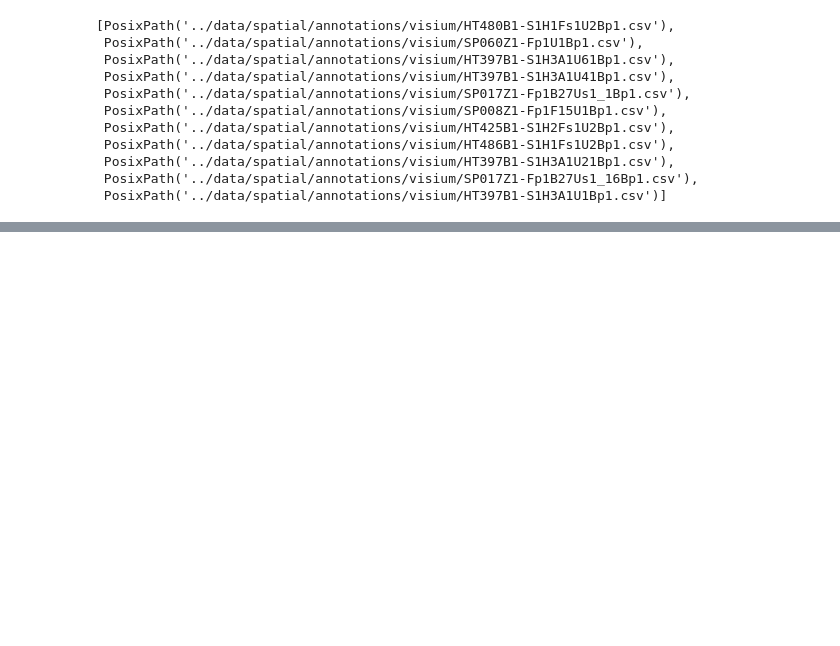
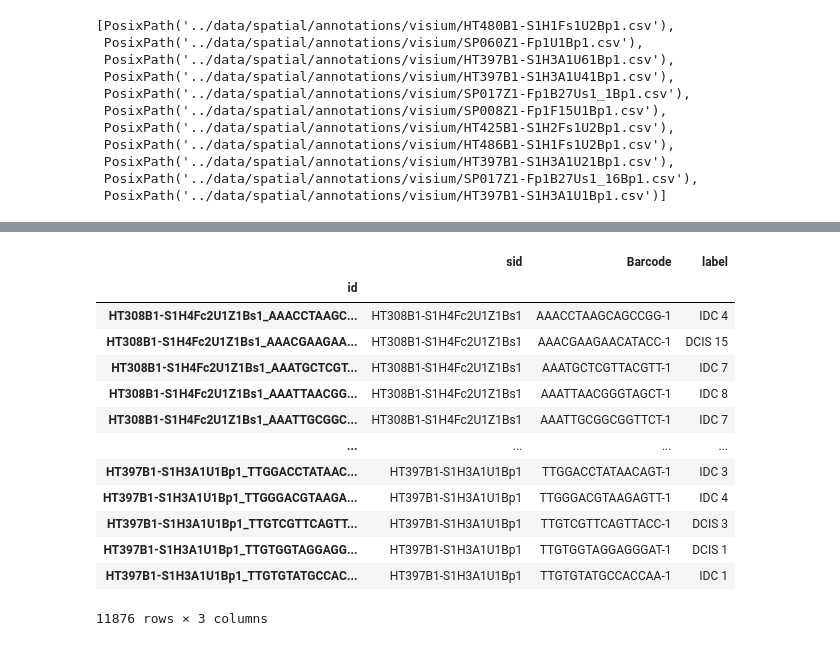
Before and after one commit to estorrs/3d-analysis, a Jupyter notebook: notebooks/1_visium_preprocessing.ipynb, the cells around one changed output, grey strips where cells are left out. Saved outputs shown, nothing was run; the diff lists cells and outputs as text; code cells hidden in the pictures; blank space fills up the shorter version.

```diff
--- a/notebooks/1_visium_preprocessing.ipynb
+++ b/notebooks/1_visium_preprocessing.ipynb
@@ -142,3 +143,21 @@ annots
 # %%
 annots.index.name = 'id'
 annots.to_csv('../data/spatial/annotations/visium/all_annotations.txt', sep='\t')
+# %%
+annots = pd.read_csv('../data/spatial/annotations/visium/all_annotations.txt', sep='\t', index_col=0)
+annots
+# %% [output]
+|  | sid | Barcode | label |
+| id |  |  |  |
+| HT308B1-S1H4Fc2U1Z1Bs1_AAACCTAAGC... | HT308B1-S1H4Fc2U1Z1Bs1 | AAACCTAAGCAGCCGG-1 | IDC 4 |
+| HT308B1-S1H4Fc2U1Z1Bs1_AAACGAAGAA... | HT308B1-S1H4Fc2U1Z1Bs1 | AAACGAAGAACATACC-1 | DCIS 15 |
+| HT308B1-S1H4Fc2U1Z1Bs1_AAATGCTCGT... | HT308B1-S1H4Fc2U1Z1Bs1 | AAATGCTCGTTACGTT-1 | IDC 7 |
+| HT308B1-S1H4Fc2U1Z1Bs1_AAATTAACGG... | HT308B1-S1H4Fc2U1Z1Bs1 | AAATTAACGGGTAGCT-1 | IDC 8 |
+| HT308B1-S1H4Fc2U1Z1Bs1_AAATTGCGGC... | HT308B1-S1H4Fc2U1Z1Bs1 | AAATTGCGGCGGTTCT-1 | IDC 7 |
+| ... | ... | ... | ... |
+| HT397B1-S1H3A1U1Bp1_TTGGACCTATAAC... | HT397B1-S1H3A1U1Bp1 | TTGGACCTATAACAGT-1 | IDC 3 |
+| HT397B1-S1H3A1U1Bp1_TTGGGACGTAAGA... | HT397B1-S1H3A1U1Bp1 | TTGGGACGTAAGAGTT-1 | IDC 4 |
+| HT397B1-S1H3A1U1Bp1_TTGTCGTTCAGTT... | HT397B1-S1H3A1U1Bp1 | TTGTCGTTCAGTTACC-1 | DCIS 3 |
+| HT397B1-S1H3A1U1Bp1_TTGTGGTAGGAGG... | HT397B1-S1H3A1U1Bp1 | TTGTGGTAGGAGGGAT-1 | DCIS 1 |
+| HT397B1-S1H3A1U1Bp1_TTGTGTATGCCAC... | HT397B1-S1H3A1U1Bp1 | TTGTGTATGCCACCAA-1 | IDC 1 |
+11876 rows × 3 columns
```
Also changed, not shown: parts of 7 cells of this notebook, 8 other files.
